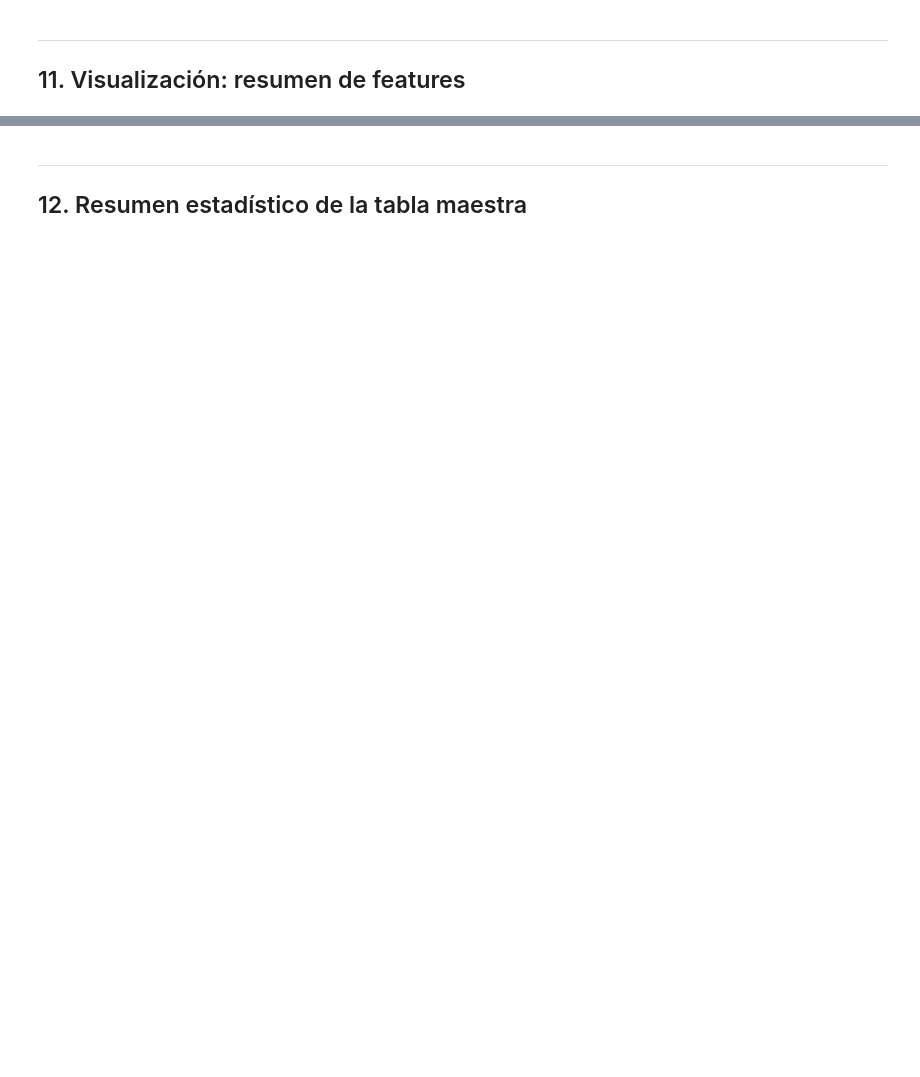
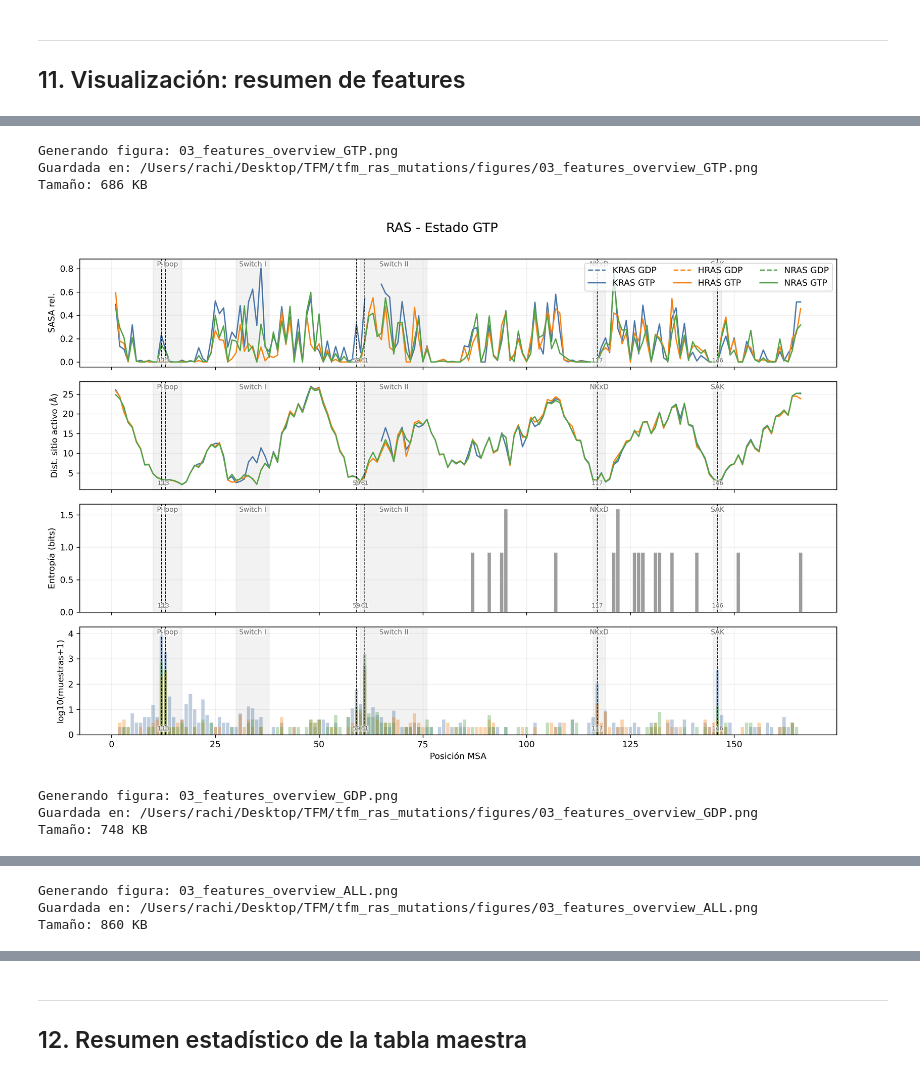
Before and after one commit to racschavez/TFM-MUTACIONES-EN-RAS, a Jupyter notebook: notebooks/03_structural_features.ipynb, the cells around one changed output, grey strips where cells are left out. Saved outputs shown, nothing was run; the diff lists cells and outputs as text; code cells hidden in the pictures; blank space fills up the shorter version.

Commit message:
Update: GTP/GDP state comparison

```diff
--- a/notebooks/03_structural_features.ipynb
+++ b/notebooks/03_structural_features.ipynb
@@ -771,10 +847,18 @@ print("VERIFICACIÓN 1: G12 debe estar a < 5 Å del sitio activo")
 print("=" * 60)
 
 # Verificamos la distancia de G12 al sitio activo en cada gen.
-for gene in PDB_BY_GENE:
+for (gene, state), structure in structures.items():
+    info = GTP_INFO_BY_GENE[gene] if state == "GTP" else GDP_INFO_BY_GENE[gene]
+    pdb_id = (
+        GTP_INFO_BY_GENE[gene]["id"]
+        if state == "GTP"
+        else GDP_INFO_BY_GENE[gene]["id"]
+    )
+
     g12_rows = distance_all.loc[
         distance_all["gene"].eq(gene)        # condición 1: fila del gen correcto
-        & distance_all["position"].eq(12)    # condición 2: posición 12
+        & distance_all["state"].eq(state)   # condición 2: estado correcto (GTP/GDP)
+        & distance_all["position"].eq(12)    # condición 3: posición 12
     ]
 
     # Verificamos que encontramos exactamente una fila para G12 en este gen.
@@ -792,7 +876,7 @@ for gene in PDB_BY_GENE:
     )
 
     status = "PASS" if g12_distance < 5.0 else "FAIL"
-    print(f"  {gene} G12: {g12_distance:.2f} Å — {status}")
+    print(f"  {state} {gene} G12: {g12_distance:.2f} Å — {status}")
 
 print()
 # %% [output]
@@ -1070,0 +1165,36 @@ Tamaño del fichero: 717 KB
+# %%
+# ============================================================
+# CHUNK 11.1: Figura de resumen de features estructurales
+# ============================================================
+
+from IPython.display import Image, display
+figures = [
+    ("GTP", "03_features_overview_GTP.png"),
+    ("GDP", "03_features_overview_GDP.png"),
+    (None, "03_features_overview_ALL.png"),
+]
+
+for state, filename in figures:
+
+    figure_out = FIGURES_DIR / filename
+
+    print(f"\nGenerando figura: {filename}")
+
+    saved_path = plot_features_overview(
+        master_df=master,
+        output_path=figure_out,
+        state=state,
+    )
+
+    print(f"Guardada en: {saved_path}")
+    print(f"Tamaño: {figure_out.stat().st_size/1024:.0f} KB")
+
+    display(Image(filename=str(saved_path), width=900))
+# %% [output]
+Generando figura: 03_features_overview_GTP.png
+Guardada en: /Users/rachi/Desktop/TFM/tfm_ras_mutations/figures/03_features_overview_GTP.png
+Tamaño: 686 KB
+[figure, added]
+Generando figura: 03_features_overview_GDP.png
+Guardada en: /Users/rachi/Desktop/TFM/tfm_ras_mutations/figures/03_features_overview_GDP.png
+Tamaño: 748 KB
@@ -1070,0 +1202,3 @@ Tamaño del fichero: 717 KB
+Generando figura: 03_features_overview_ALL.png
+Guardada en: /Users/rachi/Desktop/TFM/tfm_ras_mutations/figures/03_features_overview_ALL.png
+Tamaño: 860 KB
```
Also changed, not shown: parts of 23 cells of this notebook, 30 other files.
